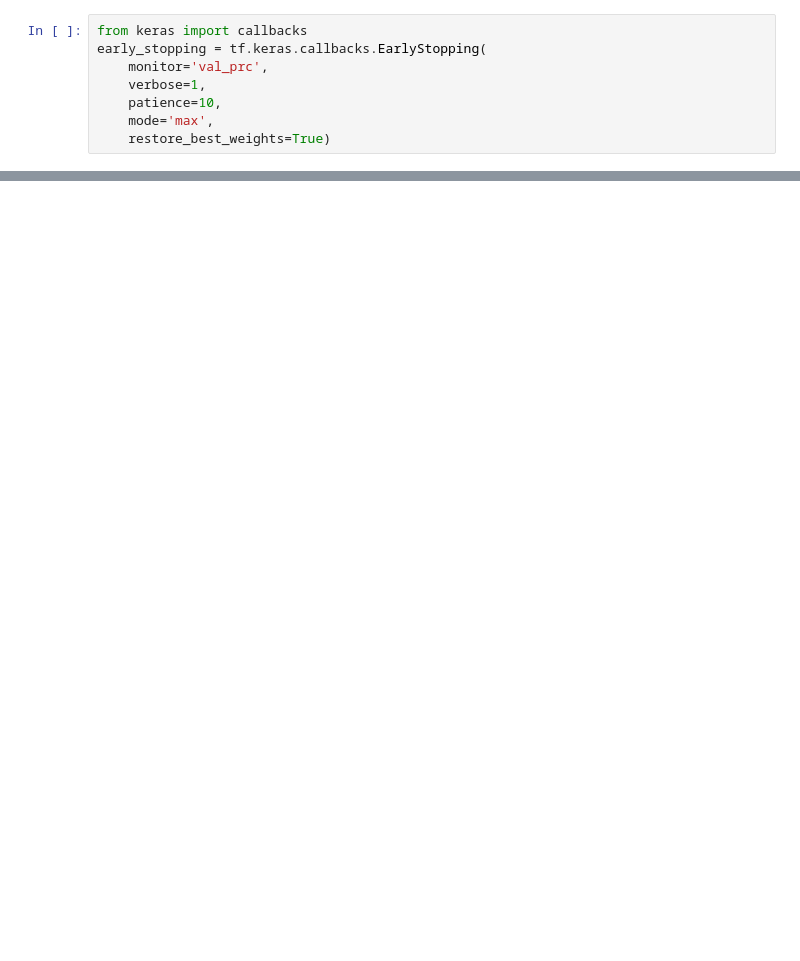
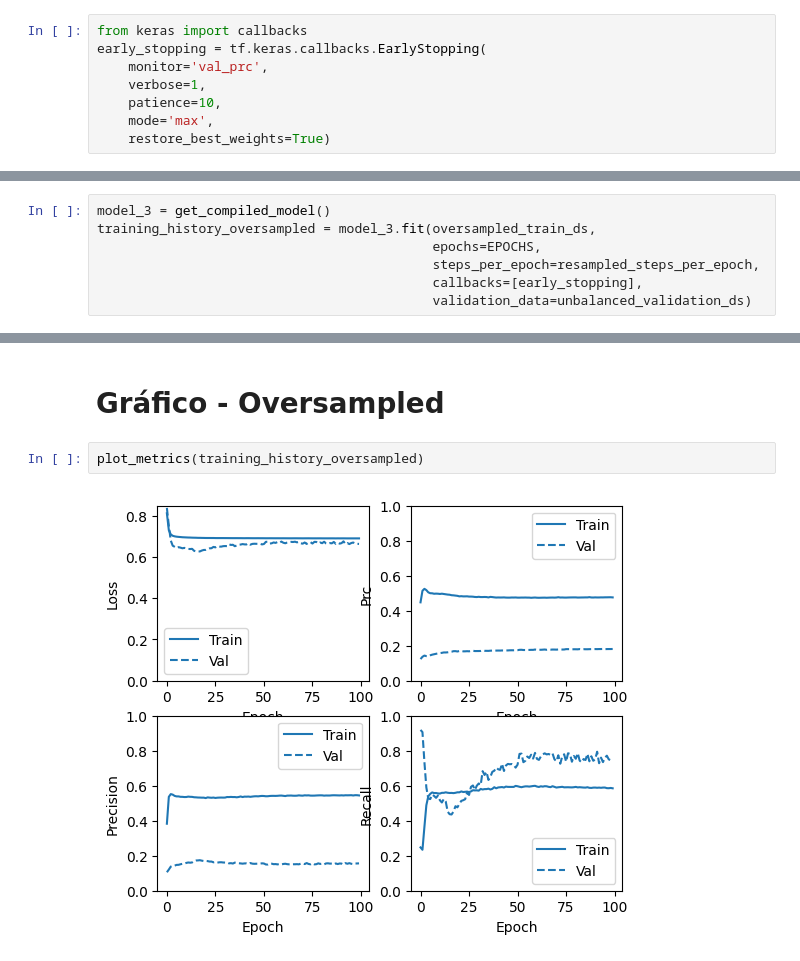
Before and after one commit to ccamila/IA-aplicada-a-Saude, a Jupyter notebook: TCC_ML_Sistema_circulatorio.ipynb, the cells around one changed output, grey strips where cells are left out. Cells and saved outputs as stored; diff of their text form; blank space fills up the shorter version.

```diff
--- a/TCC_ML_Sistema_circulatorio.ipynb
+++ b/TCC_ML_Sistema_circulatorio.ipynb
@@ -369,0 +437,7 @@ Epoch 32: early stopping
+# %%
+model_3 = get_compiled_model()
+training_history_oversampled = model_3.fit(oversampled_train_ds,
+                                           epochs=EPOCHS,
+                                           steps_per_epoch=resampled_steps_per_epoch,
+                                           callbacks=[early_stopping],
+                                           validation_data=unbalanced_validation_ds)
@@ -397,0 +504,6 @@ plot_metrics(training_history)
+# %% [markdown]
+# Gráfico - Oversampled
+# %%
+plot_metrics(training_history_oversampled)
+# %% [output]
+[figure, added]
```
Also changed, not shown: parts of 80 cells of this notebook.
